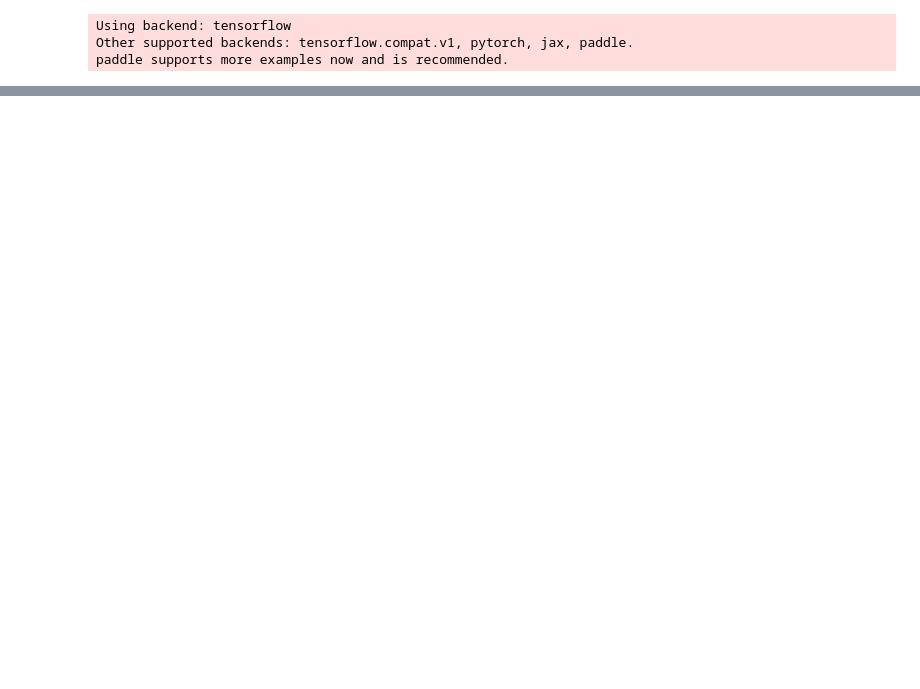
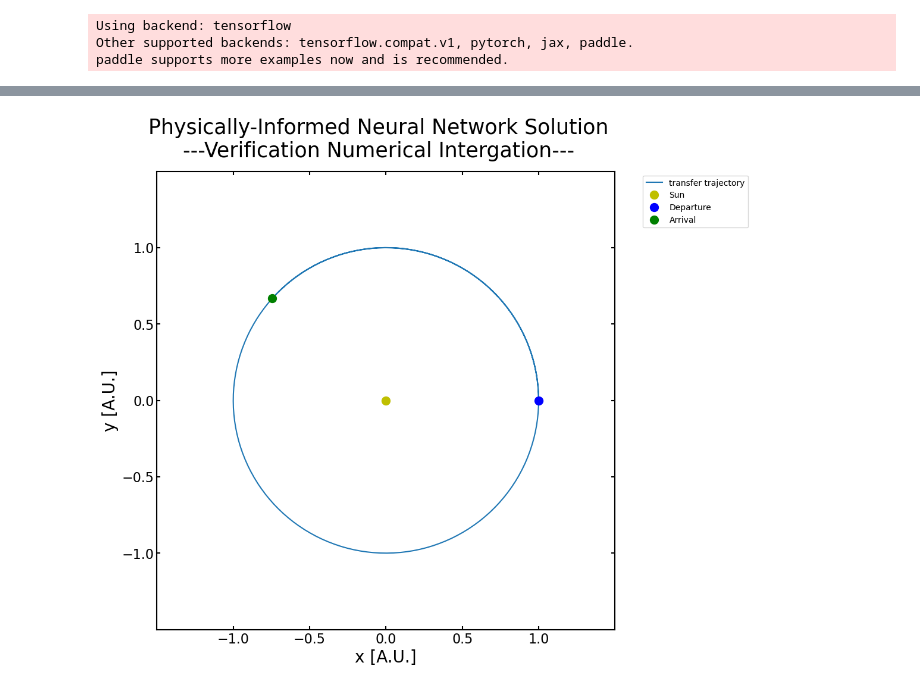
Before and after one commit to thomas7392/DOLPHINN, a Jupyter notebook: Experiments/inspect_dolphinn.ipynb, the cells around one changed output, grey strips where cells are left out. Drawn from its saved outputs; the diff is of its cells as text; code cells hidden in the pictures; blank space fills up the shorter version.

```diff
--- a/Experiments/inspect_dolphinn.ipynb
+++ b/Experiments/inspect_dolphinn.ipynb
@@ -97 +53,5 @@ plt.plot(problem.bench.states['NDcartesian'][:,1], problem.bench.states['NDcarte
+# %%
+plotting.plot_transfer(problem, bench = True, thrust=False, r_start = None, r_target = None)
+# %% [output]
+[figure, added]
 # %%
```
Also changed, not shown: parts of 8 cells of this notebook, 1 other file.
